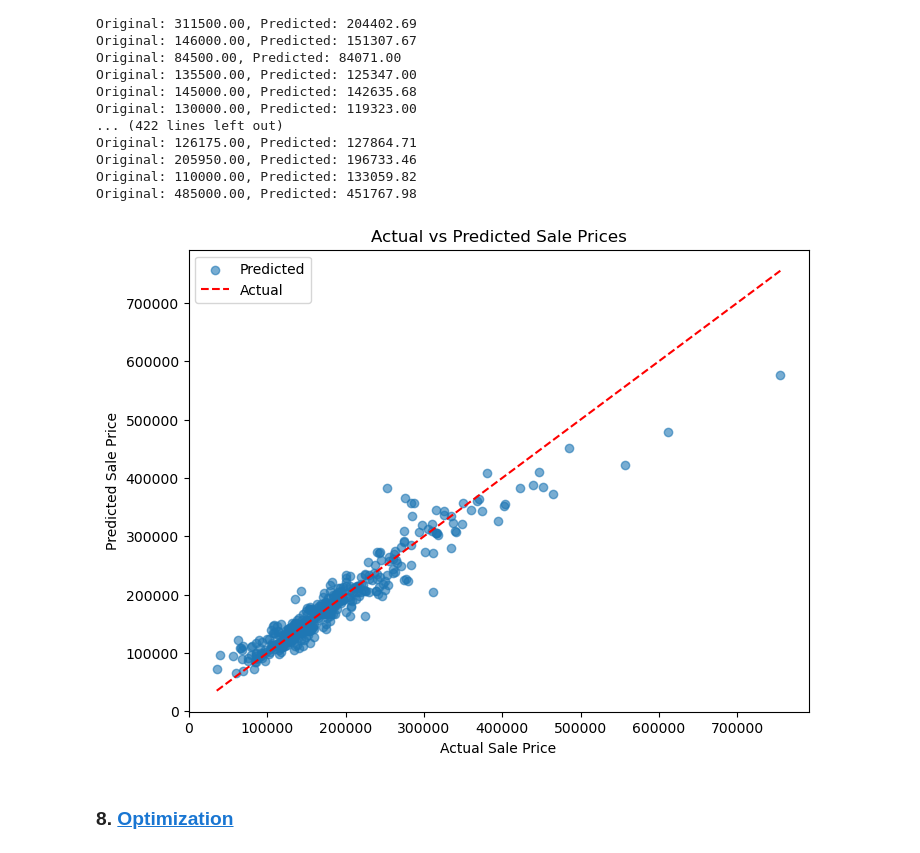
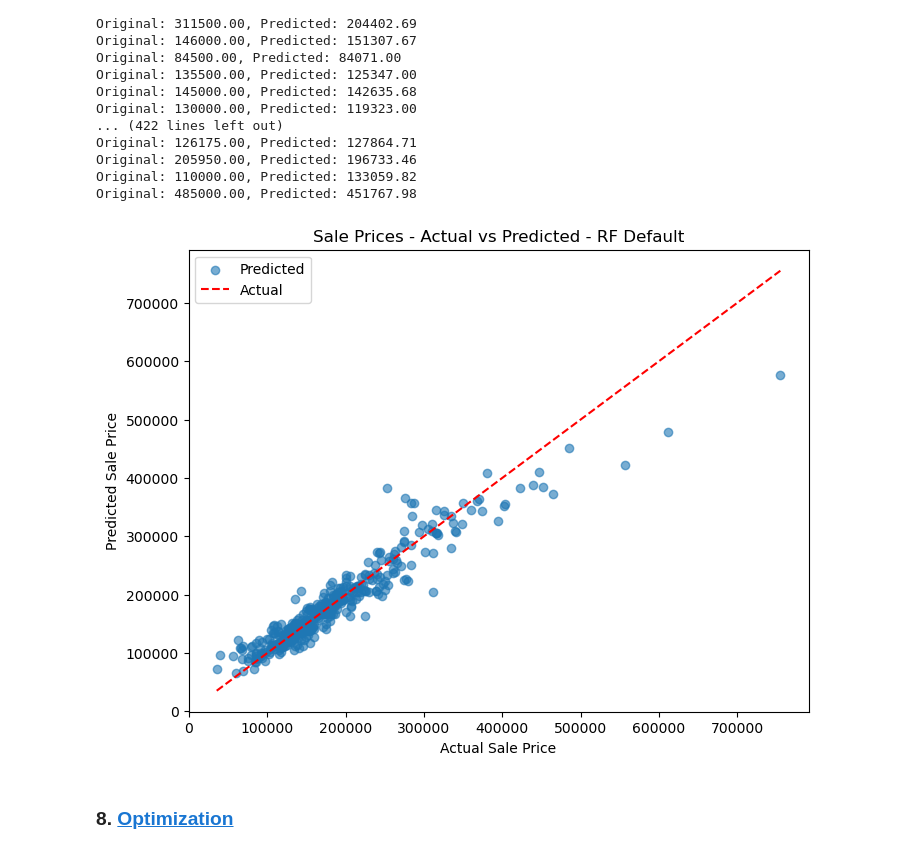
Before and after one commit to ALOBlack19/Housing-Prices-end-to-end-ML-pipeline, a Jupyter notebook: Param-opt.ipynb, the cells around one changed output. Cells and saved outputs as stored; diff of their text form; code cells hidden in the pictures.

```diff
--- a/Param-opt.ipynb
+++ b/Param-opt.ipynb
@@ -261,7 +261,7 @@ X_train.shape, X_test.shape, y_train.shape, y_test.shape
 
  Feature Selection: Identifying and using only the most relevant features can reduce dimensionality, improve model interpretability, and potentially enhance performance and speed. Random Forest's built-in feature importance can be used for this.
 # %%
-ml_model = RandomForestRegressor(n_estimators=100, random_state=random_state)
+ml_model = RandomForestRegressor(random_state=random_state)
 ml_model.fit(X_train, y_train)
 # %% [output]
 RandomForestRegressor(random_state=42)
@@ -307,19 +307,19 @@ Original: 485000.00, Predicted: 451767.98
 # %%
 y_pred = ml_model.predict(X_test)
 
 # Plot
 plt.figure(figsize=(8, 6))
 plt.scatter(y_test, y_pred, alpha=0.6)
 plt.xlabel("Actual Sale Price")
 plt.ylabel("Predicted Sale Price")
-plt.title("Actual vs Predicted Sale Prices")
+plt.title("Sale Prices - Actual vs Predicted - RF Default")
 plt.plot([y_test.min(), y_test.max()],
          [y_test.min(), y_test.max()],
          'r--')
 plt.legend(['Predicted', 'Actual'])
 plt.show()
 # %% [output]
-[figure, old version]
+[figure, new version]
 # %% [markdown]
 ### 8. [Optimization](#Optimization)
 # %% [markdown]
```
Also changed, not shown: parts of 9 cells of this notebook, 1 other file.
